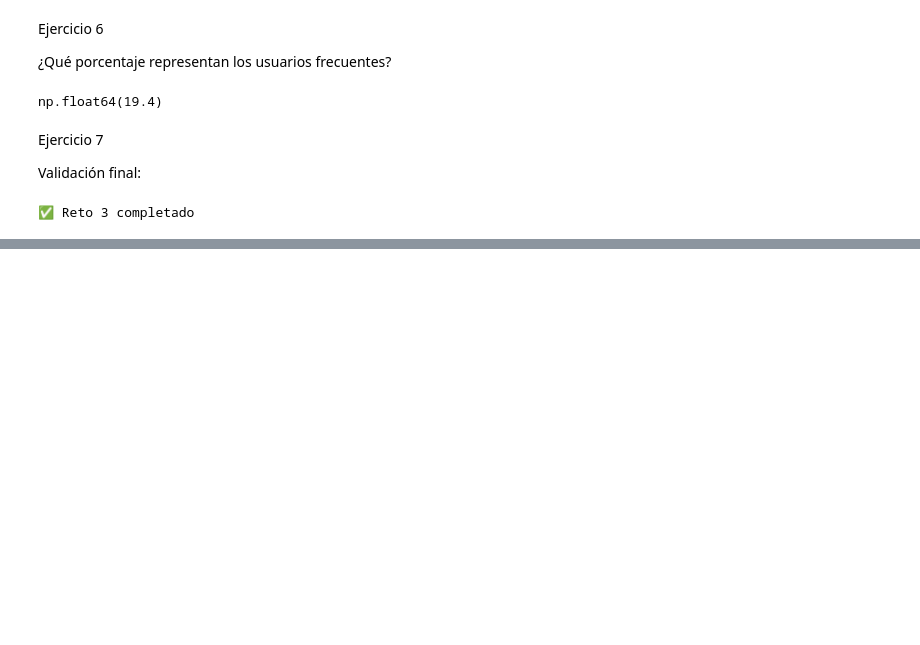
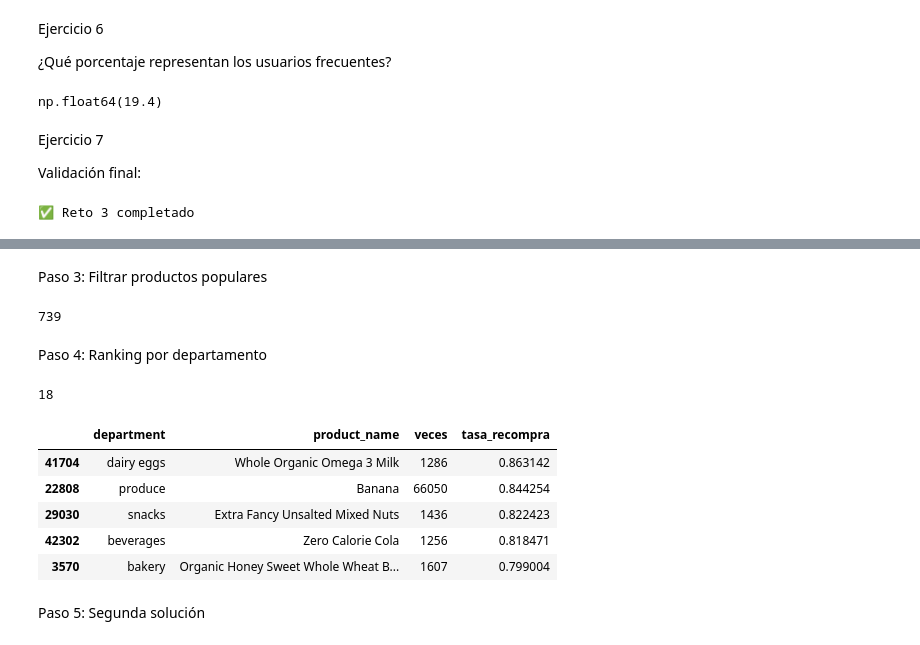
Before and after one commit to KevinMarinGallego/instacart-analisis, a Jupyter notebook: notebooks/pandas_labs.ipynb, the cells around one changed output, grey strips where cells are left out. Drawn from its saved outputs; the diff is of its cells as text; code cells hidden in the pictures; blank space fills up the shorter version.

```diff
--- a/notebooks/pandas_labs.ipynb
+++ b/notebooks/pandas_labs.ipynb
@@ -1199,0 +1279,9 @@ print("✅ Reto 3 completado")
+# %%
+maestra = maestra.merge(
+    orders,
+    on="order_id",
+    how="left",
+    validate="m:1"
+)
+
+print(maestra.shape)
@@ -1199,0 +1500,54 @@ print("✅ Reto 3 completado")
+# %% [markdown]
+Paso 3: Filtrar productos populares
+# %%
+populares = ficha_productos[
+    ficha_productos["veces"] >= 1000
+].copy()
+
+print(len(populares))
+# %% [output]
+739
+# %% [markdown]
+Paso 4: Ranking por departamento
+# %%
+populares["puesto"] = (
+    populares
+    .groupby("department")[
+        "tasa_recompra"
+    ]
+    .rank(
+        ascending=False,
+        method="first"
+    )
+)
+
+lideres = (
+    populares[
+        populares["puesto"] == 1
+    ]
+    .sort_values(
+        "tasa_recompra",
+        ascending=False
+    )
+)
+
+print(len(lideres))
+
+lideres[
+    [
+        "department",
+        "product_name",
+        "veces",
+        "tasa_recompra"
+    ]
+].head(5)
+# %% [output]
+18
+|  | department | product_name | veces | tasa_recompra |
+| 41704 | dairy eggs | Whole Organic Omega 3 Milk | 1286 | 0.863142 |
+| 22808 | produce | Banana | 66050 | 0.844254 |
+| 29030 | snacks | Extra Fancy Unsalted Mixed Nuts | 1436 | 0.822423 |
+| 42302 | beverages | Zero Calorie Cola | 1256 | 0.818471 |
+| 3570 | bakery | Organic Honey Sweet Whole Wheat B... | 1607 | 0.799004 |
+# %% [markdown]
+Paso 5: Segunda solución
```
Also changed, not shown: parts of 60 cells of this notebook, 3 other files.
